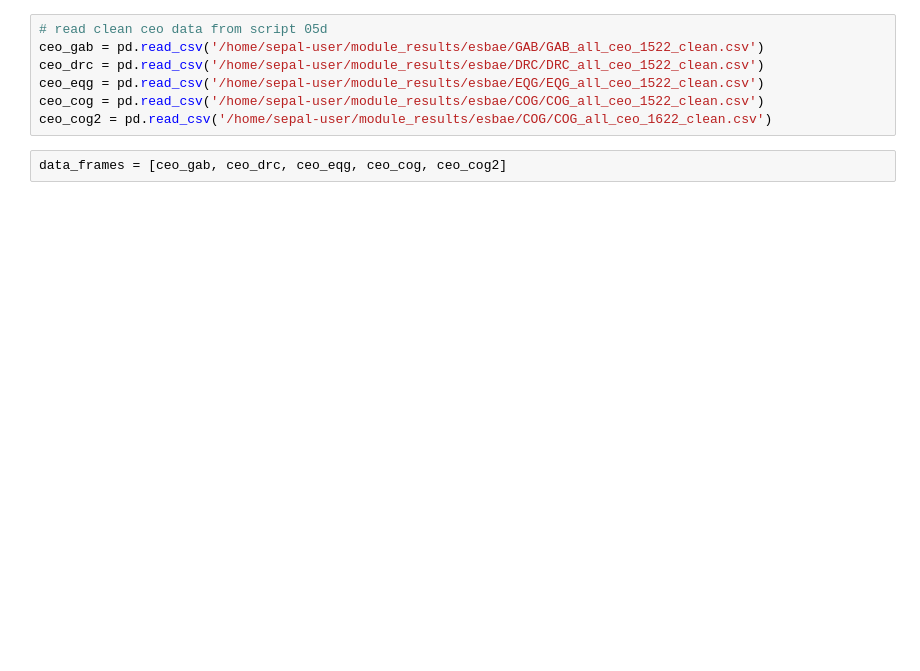
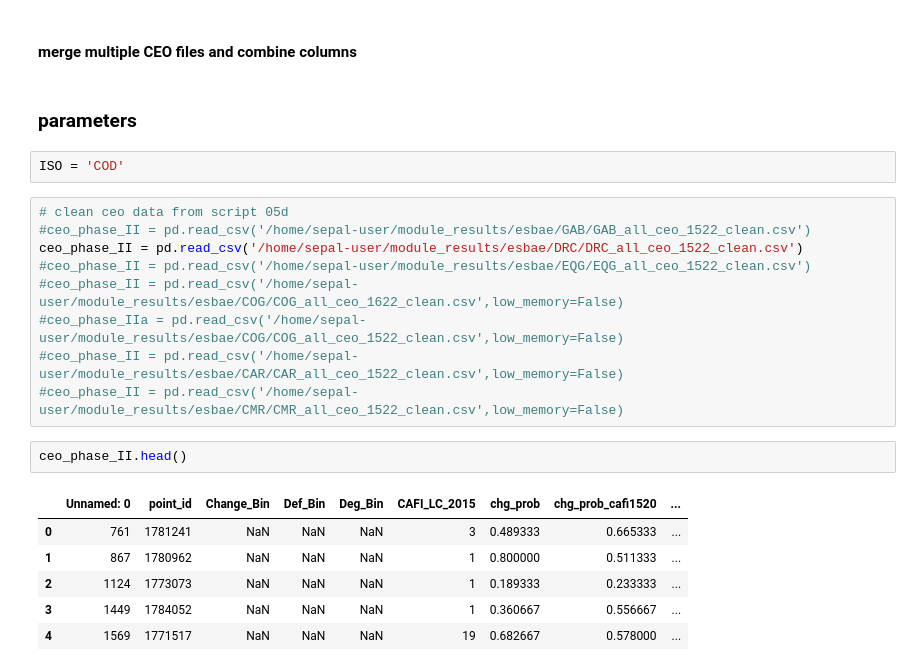
Before and after one commit to aurelgrooves/CAFI_DDD, a Jupyter notebook: snippets/merge_ceo_data.ipynb, the cells around one changed output. Drawn from its saved outputs; the diff is of its cells as text; blank space fills up the shorter version.

```diff
--- a/snippets/merge_ceo_data.ipynb
+++ b/snippets/merge_ceo_data.ipynb
@@ -8,12 +14,27 @@ pd.set_option('display.max_columns', None)
 pd.set_option('display.max_rows', None)
 # Set the display option to a large value to prevent text wrapping
 pd.set_option('display.max_colwidth', None)
+# %% [markdown]
+#### merge multiple CEO files and combine columns
+# %% [markdown]
+### parameters
+# %%
+ISO = 'COD'
 # %%
-# read clean ceo data from script 05d
-ceo_gab = pd.read_csv('/home/sepal-user/module_results/esbae/GAB/GAB_all_ceo_1522_clean.csv')
-ceo_drc = pd.read_csv('/home/sepal-user/module_results/esbae/DRC/DRC_all_ceo_1522_clean.csv')
-ceo_eqg = pd.read_csv('/home/sepal-user/module_results/esbae/EQG/EQG_all_ceo_1522_clean.csv')
-ceo_cog = pd.read_csv('/home/sepal-user/module_results/esbae/COG/COG_all_ceo_1522_clean.csv')
-ceo_cog2 = pd.read_csv('/home/sepal-user/module_results/esbae/COG/COG_all_ceo_1622_clean.csv')
+# clean ceo data from script 05d
+#ceo_phase_II = pd.read_csv('/home/sepal-user/module_results/esbae/GAB/GAB_all_ceo_1522_clean.csv')
+ceo_phase_II = pd.read_csv('/home/sepal-user/module_results/esbae/DRC/DRC_all_ceo_1522_clean.csv')
+#ceo_phase_II = pd.read_csv('/home/sepal-user/module_results/esbae/EQG/EQG_all_ceo_1522_clean.csv')
+#ceo_phase_II = pd.read_csv('/home/sepal-user/module_results/esbae/COG/COG_all_ceo_1622_clean.csv',low_memory=False)
+#ceo_phase_IIa = pd.read_csv('/home/sepal-user/module_results/esbae/COG/COG_all_ceo_1522_clean.csv',low_memory=False)
+#ceo_phase_II = pd.read_csv('/home/sepal-user/module_results/esbae/CAR/CAR_all_ceo_1522_clean.csv',low_memory=False)
+#ceo_phase_II = pd.read_csv('/home/sepal-user/module_results/esbae/CMR/CMR_all_ceo_1522_clean.csv',low_memory=False)
-# %%
-data_frames = [ceo_gab, ceo_drc, ceo_eqg, ceo_cog, ceo_cog2]
+# %%
+ceo_phase_II.head()
+# %% [output]
+|  | Unnamed: 0 | point_id | Change_Bin | Def_Bin | Deg_Bin | CAFI_LC_2015 | chg_prob | chg_prob_cafi1520 | ... |
+| 0 | 761 | 1781241 | NaN | NaN | NaN | 3 | 0.489333 | 0.665333 | ... |
+| 1 | 867 | 1780962 | NaN | NaN | NaN | 1 | 0.800000 | 0.511333 | ... |
+| 2 | 1124 | 1773073 | NaN | NaN | NaN | 1 | 0.189333 | 0.233333 | ... |
+| 3 | 1449 | 1784052 | NaN | NaN | NaN | 1 | 0.360667 | 0.556667 | ... |
+| 4 | 1569 | 1771517 | NaN | NaN | NaN | 19 | 0.682667 | 0.578000 | ... |
```
Also changed, not shown: parts of 37 cells of this notebook, 1 other file.
